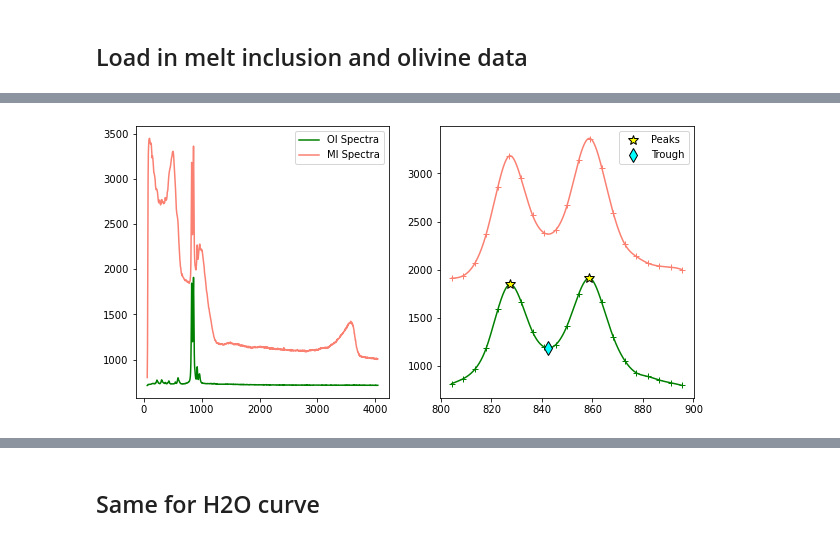
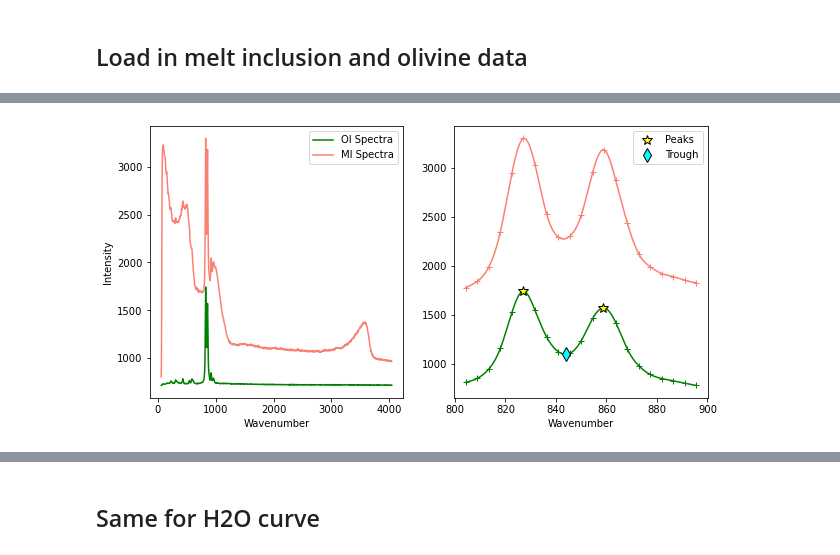
Before and after one commit to PennyWieser/DiadFit, a Jupyter notebook: Testing/Matlab_H2O/Unmixing_Olivine_Glass_Spectra_Functions.ipynb, the cells around one changed output, grey strips where cells are left out. Cells and saved outputs as stored; diff of their text form; code cells hidden in the pictures.

```diff
--- a/Testing/Matlab_H2O/Unmixing_Olivine_Glass_Spectra_Functions.ipynb
+++ b/Testing/Matlab_H2O/Unmixing_Olivine_Glass_Spectra_Functions.ipynb
@@ -17,7 +17,7 @@ from scipy import stats
 # %% [markdown]
 ## Specify your path here, and files for olivine and MI
 # %%
-path=r'G:\My Drive\Postdoc\MeltInclusion_SampleStuff\Raman\Day10\Spectra'
+path=r'G:\My Drive\Postdoc\MeltInclusion_SampleStuff\Raman\Day9\Spectra'
 # %%
 H2O_files=pf.get_Ne_files(path, ID_str='H2O',
                            file_ext='.txt', exclude_str='scan', sort=True)
@@ -36,6 +36,6 @@ Ol_files
 # %%
-Ol_file='14 NS6_MI1_H2O_Ol.txt'
-MI_file='13 NS6_MI1_H2O.txt'
+MI_file='18 NS21b_MI2_50X_H2O.txt'
+Ol_file='19 NS21b_MI2_50X_Ol.txt'
 filetype='Witec_ASCII'
 # %% [markdown]
 ## Load in melt inclusion and olivine data
@@ -52,84 +55,5 @@ Ol=pf.get_data(path=path, filename=Ol_file,
 # %%
-def find_olivine_peak_trough_pos(smoothed_ol_y, x_new, height=1):
-
-    # Find peaks with Scipy
-    peaks_Ol = find_peaks(smoothed_ol_y, height)
-    peak_height_Ol_unsort=peaks_Ol[1]['peak_heights']
-    peak_pos_Ol_unsort = x_new[peaks_Ol[0]]
-    print('peak_pos_Ol_unsort')
-    print(peak_pos_Ol_unsort)
-    df_peaks=pd.DataFrame(data={'pos': peak_pos_Ol_unsort,
-                            'height': peak_height_Ol_unsort})
-    df_peaks_sort=df_peaks.sort_values('height', axis=0, ascending=False)
-    df_peak_sort_short1=df_peaks_sort[0:2]
-    df_peak_sort_short=df_peak_sort_short1.sort_values('pos', axis=0, ascending=True)
-    peak_pos_Ol=df_peak_sort_short['pos'].values
-    peak_height_Ol=df_peak_sort_short['height'].values
-
-
-    # Find troughs - e..g find minimum point +3 from the 1st peak, -3 units from the 2nd peak
-    trim_y_cub_Ol=smoothed_ol_y[(x_new>(peak_pos_Ol[0]+3)) & (x_new<(peak_pos_Ol[1]-3))]
-    trim_x=x_new[(x_new>(peak_pos_Ol[0]+3)) & (x_new<(peak_pos_Ol[1]-3))]
-
-    print(trim_y_cub_Ol)
-    trough_y=np.min(trim_y_cub_Ol)
-    trough_x=trim_x[trim_y_cub_Ol==trough_y]
-
-
-    return peak_pos_Ol, peak_height_Ol, trough_y, trough_x
-
-def smooth_and_trim_around_olivine(x_min=800, x_max=900, Ol_spectra=None,
-                                   MI_spectra=None):
-
-    # Trim to region of interest
-    Filt_Ol=Ol_spectra[~(
-        (Ol_spectra[:, 0]<x_min) |
-        (Ol_spectra[:, 0]>x_max)
-    )]
-    Filt_MI=MI_spectra[~(
-        (MI_spectra[:, 0]<x_min) |
-        (MI_spectra[:, 0]>x_max)
-    )]
-
-    # Fit spline to data
-
-    x_MI=Filt_MI[:, 0]
-    x_Ol=Filt_Ol[:, 0]
-
-    y_MI=Filt_MI[:, 1]
-    y_Ol=Filt_Ol[:, 1]
-
-
-    # Fit a  cubic spline
-    f2_MI = interp1d(x_MI, y_MI, kind='cubic')
-    f2_Ol = interp1d(x_Ol, y_Ol, kind='cubic')
-
-    x_new=np.linspace(min(x_Ol),max(x_Ol), 100000)
-
-    y_cub_MI=f2_MI(x_new)
-    y_cub_Ol=f2_Ol(x_new)
-
-    # Plot peaks and troughs on this to check they are right
-    peak_pos_Ol, peak_height_Ol, trough_y, trough_x=find_olivine_peak_trough_pos(
-        smoothed_ol_y=y_cub_Ol, x_new=x_new, height=1)
-
-
-    fig, (ax1, ax2) = plt.subplots(1, 2, figsize=(10,5))
-    ax1.plot(Ol_spectra[:, 0], Ol_spectra[:, 1], '-g', label='Ol Spectra')
-    ax1.plot(MI_spectra[:, 0], MI_spectra[:, 1], '-',
-             color='salmon', label='MI Spectra')
-
-    ax2.plot(Filt_MI[:, 0], Filt_MI[:, 1], '+', color='salmon')
-    ax2.plot(Filt_Ol[:, 0], Filt_Ol[:, 1], '+g')
-    ax2.plot(x_new, y_cub_MI, '-', color='salmon')
-    ax2.plot(x_new, y_cub_Ol, '-g')
-    ax2.plot(peak_pos_Ol, peak_height_Ol, '*k',mfc='yellow', ms=10, label='Peaks')
-    ax2.plot(trough_x, trough_y, 'dk', mfc='cyan', ms=10, label='Trough')
-    ax1.legend()
-    ax2.legend()
-
-    return x_new, y_cub_MI, y_cub_Ol, peak_pos_Ol, peak_height_Ol, trough_x, trough_y
-
-x_new, y_cub_MI, y_cub_Ol, peak_pos_Ol, peak_height_Ol, trough_x, trough_y=smooth_and_trim_around_olivine(x_min=800, x_max=900,
+(x_new, y_cub_MI, y_cub_Ol, peak_pos_Ol,
+ peak_height_Ol, trough_x, trough_y)=pf.smooth_and_trim_around_olivine(x_range=[800,900],
             Ol_spectra=Ol, MI_spectra=MI)
 # %% [output]
@@ -140,2 +60,2 @@ peak_pos_Ol_unsort
-[figure, old version]
+[figure, new version]
 # %% [markdown]
```
Also changed, not shown: parts of 17 cells of this notebook, 5 other files.
